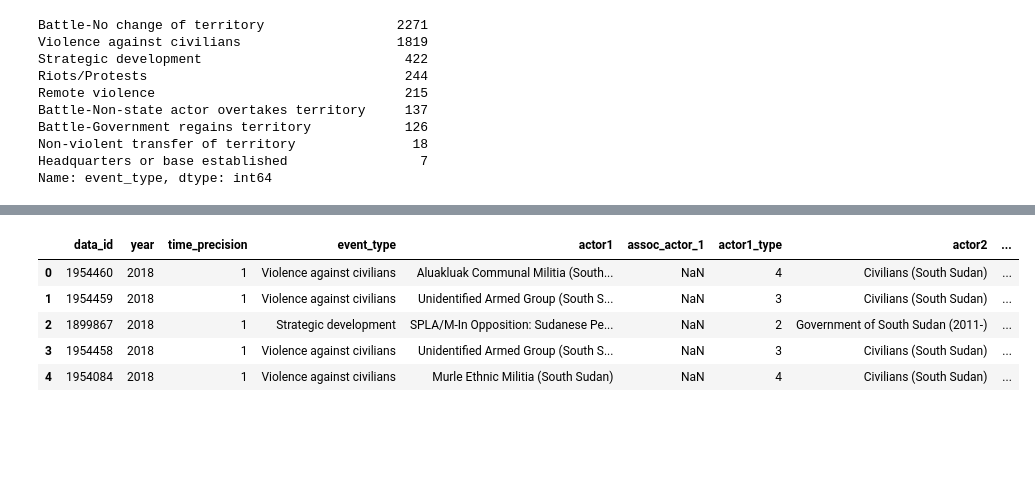
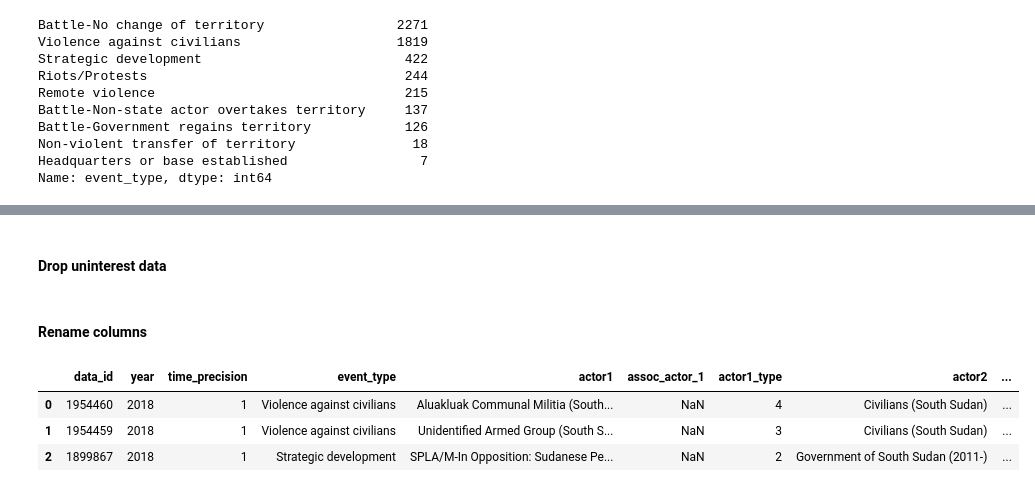
Before and after one commit to hbshih/Data-Science-17-18-Project, a Jupyter notebook: South_Sudan_Violence_Data.ipynb, the cells around one changed output, grey strips where cells are left out. Saved outputs shown, nothing was run; the diff lists cells and outputs as text; code cells hidden in the pictures; blank space fills up the shorter version.

```diff
--- a/DS_Project_SouthSudanRawData.ipynb
+++ b/South_Sudan_Violence_Data.ipynb
@@ -124,7 +121,11 @@ list(south_sudan_violence_data)
+# %% [markdown]
+#### Drop uninterest data
 # %%
 to_drop = ['iso','event_id_cnty','event_id_no_cnty','event_date','country',
            'region','timestamp','iso3']
 south_sudan_violence_data.drop(to_drop, inplace=True, axis=1)
+# %% [markdown]
+#### Rename columns
 # %%
 new_names = {
     "inter1": "actor1_type",
@@ -137,14 +138,12 @@ new_names = {
 
 south_sudan_violence_data.rename(columns=new_names, inplace=True)
 # %%
-south_sudan_violence_data.head()
+south_sudan_violence_data.head(3)
 # %% [output]
 |  | data_id | year | time_precision | event_type | actor1 | assoc_actor_1 | actor1_type | actor2 | ... |
 | 0 | 1954460 | 2018 | 1 | Violence against civilians | Aluakluak Communal Militia (South... | NaN | 4 | Civilians (South Sudan) | ... |
 | 1 | 1954459 | 2018 | 1 | Violence against civilians | Unidentified Armed Group (South S... | NaN | 3 | Civilians (South Sudan) | ... |
 | 2 | 1899867 | 2018 | 1 | Strategic development | SPLA/M-In Opposition: Sudanese Pe... | NaN | 2 | Government of South Sudan (2011-) | ... |
-| 3 | 1954458 | 2018 | 1 | Violence against civilians | Unidentified Armed Group (South S... | NaN | 3 | Civilians (South Sudan) | ... |
-| 4 | 1954084 | 2018 | 1 | Violence against civilians | Murle Ethnic Militia (South Sudan) | NaN | 4 | Civilians (South Sudan) | ... |
 # %%
 south_sudan_violence_data['Coordinates'] = list(zip(south_sudan_violence_data.longitude, south_sudan_violence_data.latitude))
 # %%
```
Also changed, not shown: parts of 10 cells of this notebook, 55 other files.
